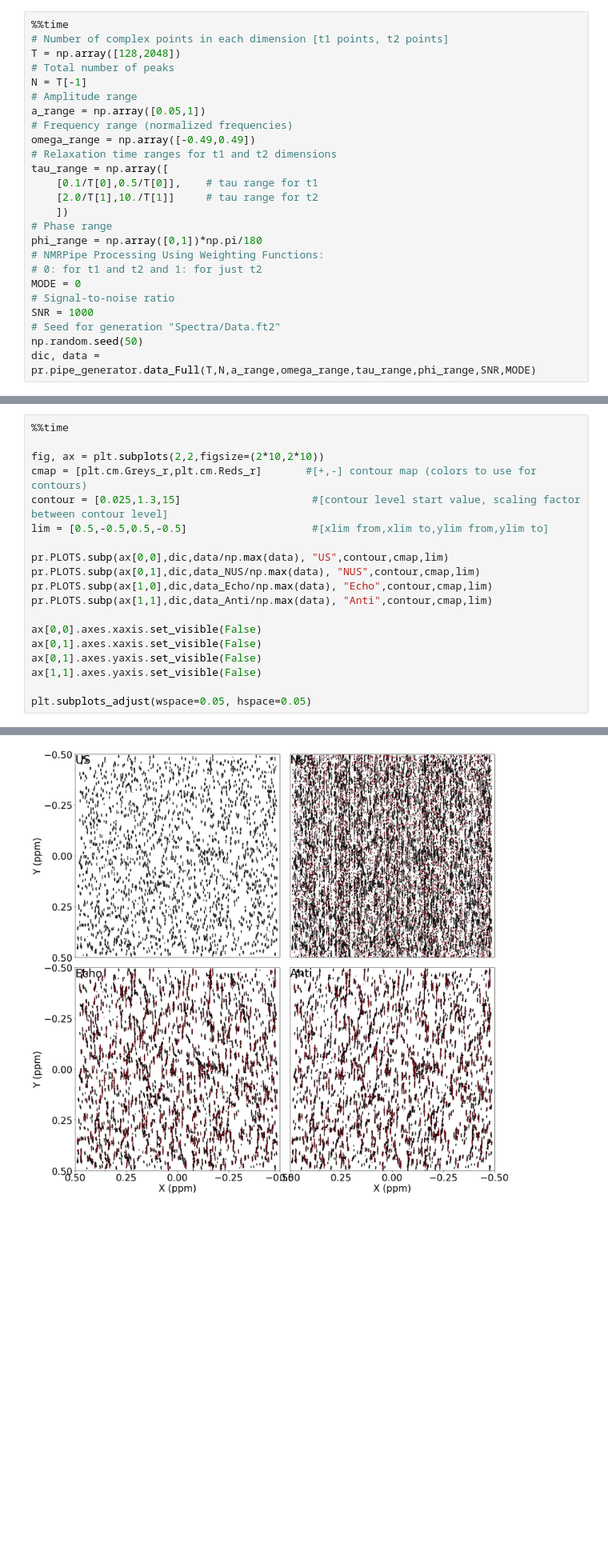
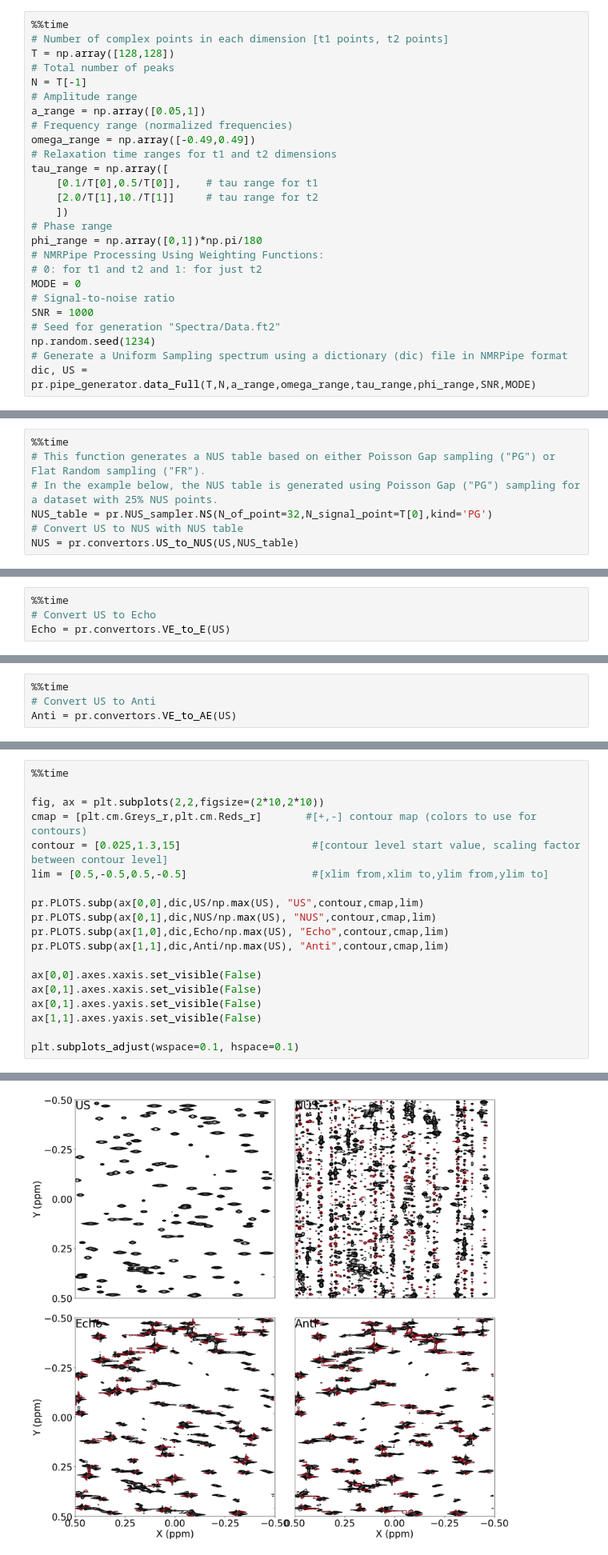
Before and after one commit to Amir-Jahangiri/MRAi_2D, a Jupyter notebook: Generator.ipynb, the cells around one changed output, grey strips where cells are left out. Shown at 80% size. Cells and saved outputs as stored; diff of their text form; blank space fills up the shorter version.

Commit message:
Add Figs to Generator

```diff
--- a/Generator.ipynb
+++ b/Generator.ipynb
@@ -106,7 +117,7 @@ The evolution times $t_1$ and $t_2$ range from $0$ to $T - 1$, where $T$ is the
 # %%
 %%time
 # Number of complex points in each dimension [t1 points, t2 points]
-T = np.array([128,2048])
+T = np.array([128,128])
 # Total number of peaks
 N = T[-1]
 # Amplitude range
@@ -126,6 +137,7 @@ MODE = 0
 # Signal-to-noise ratio
 SNR = 1000
 # Seed for generation "Spectra/Data.ft2"
-np.random.seed(50)
-dic, data = pr.pipe_generator.data_Full(T,N,a_range,omega_range,tau_range,phi_range,SNR,MODE)
+np.random.seed(1234)
+# Generate a Uniform Sampling spectrum using a dictionary (dic) file in NMRPipe format
+dic, US = pr.pipe_generator.data_Full(T,N,a_range,omega_range,tau_range,phi_range,SNR,MODE)
 # %% [output]
@@ -143,0 +151,7 @@ Wall time: 35.4 ms
+# %%
+%%time
+# This function generates a NUS table based on either Poisson Gap sampling ("PG") or Flat Random sampling ("FR").
+# In the example below, the NUS table is generated using Poisson Gap ("PG") sampling for a dataset with 25% NUS points.
+NUS_table = pr.NUS_sampler.NS(N_of_point=32,N_signal_point=T[0],kind='PG')
+# Convert US to NUS with NUS table
+NUS = pr.convertors.US_to_NUS(US,NUS_table)
@@ -143,0 +165,4 @@ Wall time: 35.4 ms
+# %%
+%%time
+# Convert US to Echo
+Echo = pr.convertors.VE_to_E(US)
@@ -148,0 +176,4 @@ data_Anti = pr.convertors.VE_to_AE(data)
+# %%
+%%time
+# Convert US to Anti
+Anti = pr.convertors.VE_to_AE(US)
@@ -156,15 +190,15 @@ cmap = [plt.cm.Greys_r,plt.cm.Reds_r]       #[+,-] contour map (colors to use fo
 contour = [0.025,1.3,15]                     #[contour level start value, scaling factor between contour level]
 lim = [0.5,-0.5,0.5,-0.5]                    #[xlim from,xlim to,ylim from,ylim to]
 
-pr.PLOTS.subp(ax[0,0],dic,data/np.max(data), "US",contour,cmap,lim)
-pr.PLOTS.subp(ax[0,1],dic,data_NUS/np.max(data), "NUS",contour,cmap,lim)
-pr.PLOTS.subp(ax[1,0],dic,data_Echo/np.max(data), "Echo",contour,cmap,lim)
-pr.PLOTS.subp(ax[1,1],dic,data_Anti/np.max(data), "Anti",contour,cmap,lim)
+pr.PLOTS.subp(ax[0,0],dic,US/np.max(US), "US",contour,cmap,lim)
+pr.PLOTS.subp(ax[0,1],dic,NUS/np.max(US), "NUS",contour,cmap,lim)
+pr.PLOTS.subp(ax[1,0],dic,Echo/np.max(US), "Echo",contour,cmap,lim)
+pr.PLOTS.subp(ax[1,1],dic,Anti/np.max(US), "Anti",contour,cmap,lim)
 
 ax[0,0].axes.xaxis.set_visible(False)
 ax[0,1].axes.xaxis.set_visible(False)
 ax[0,1].axes.yaxis.set_visible(False)
 ax[1,1].axes.yaxis.set_visible(False)
 
-plt.subplots_adjust(wspace=0.05, hspace=0.05)
+plt.subplots_adjust(wspace=0.1, hspace=0.1)
 # %% [output]
@@ -173 +207 @@ Wall time: 1.36 s
-[figure, old version]
+[figure, new version]
```
Also changed, not shown: parts of 15 cells of this notebook, 4 other files.
